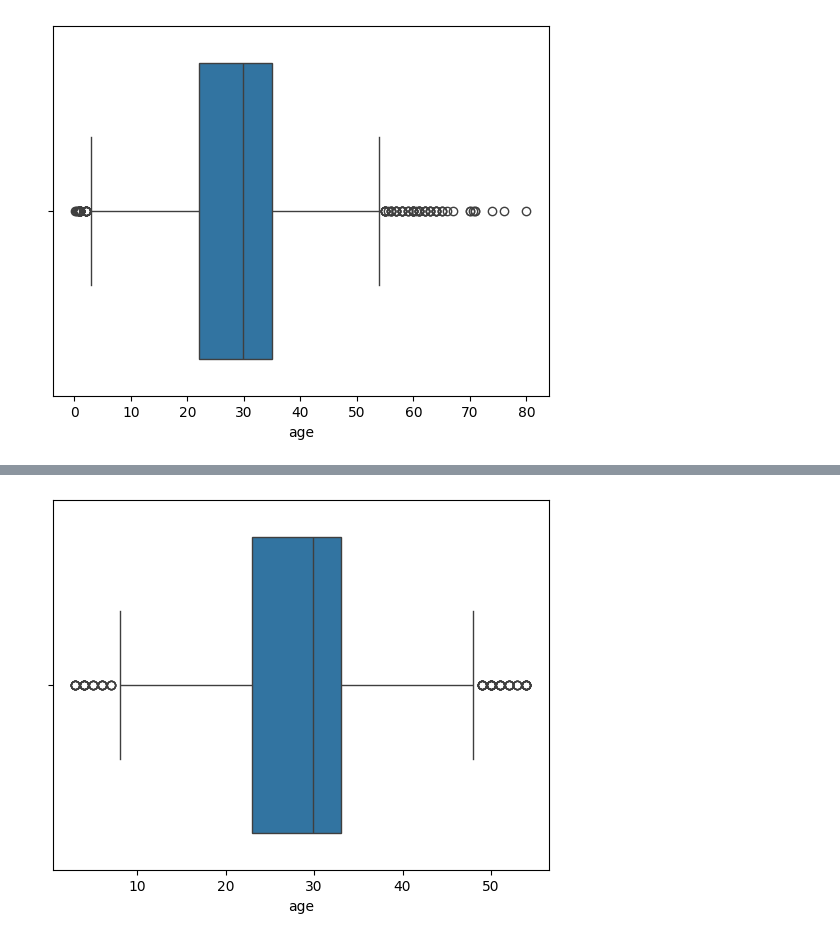
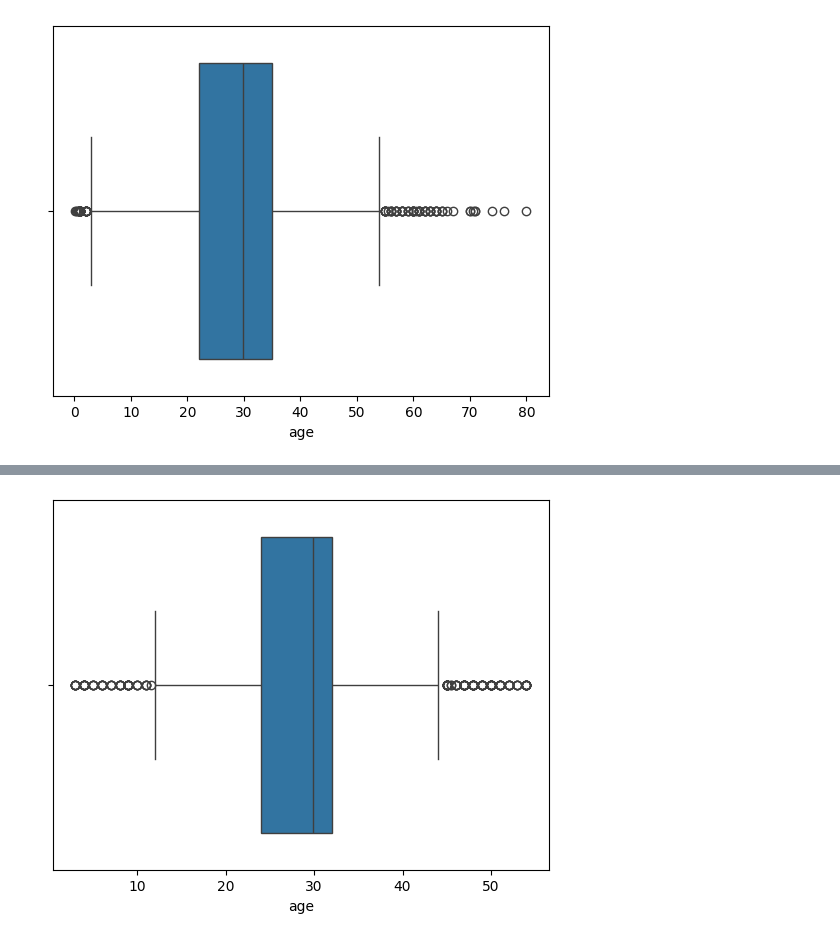
Before and after one commit to awaaat/Machine_learning-Deep_learning, a Jupyter notebook: Titanic_project_for_submission.ipynb, the cells around one changed output, grey strips where cells are left out. Saved outputs shown, nothing was run; the diff lists cells and outputs as text; code cells hidden in the pictures.

```diff
--- a/Titanic_project_for_submission.ipynb
+++ b/Titanic_project_for_submission.ipynb
@@ -196,0 +176,11 @@ New Shape: (1208, 9)
+# %%
+df23 = df20.copy()
+Q1 = df23["age"].quantile(0.25)
+Q3 = df23["age"].quantile(0.75)
+IQR = Q3 - Q1
+print(Q1, Q3)
+print(IQR)
+lower_limit = Q1- 1.5*IQR
+upper_limit = Q3 + 1.5*IQR
+print(f"lower_limit: {lower_limit}")
+print(f"upper_limit: {upper_limit}")
@@ -196,0 +192,13 @@ New Shape: (1208, 9)
+# %%
+"""I do the copying to have record of the previous dataframe, just in case I misuse the one I am working on"""
+#df22 = df21.copy()
+#df23 = df22.copy
+df24 = df23.copy()
+#df24 = df24.head()
+#df25 = df24.copy()
+#df25.head()
+# %%
+#Removing Outliers
+df24['age'] = df24['age'][(df24['age'] >= lower_limit) & (df24['age'] <= upper_limit)]
+df24.head()
+df24.shape
@@ -196,0 +207,3 @@ New Shape: (1208, 9)
+# %%
+df24["age"].fillna(df24["age"].mean(), inplace = True)
+df24.isnull().sum()
@@ -197,5 +221,5 @@ New Shape: (1208, 9)
 # %%
-sb.boxplot(df20['age'], orient = "h")
+sb.boxplot(df24['age'], orient = "h")
 plt.show()
 # %% [output]
-[figure, old version]
+[figure, new version]
```
Also changed, not shown: parts of 20 cells of this notebook.
